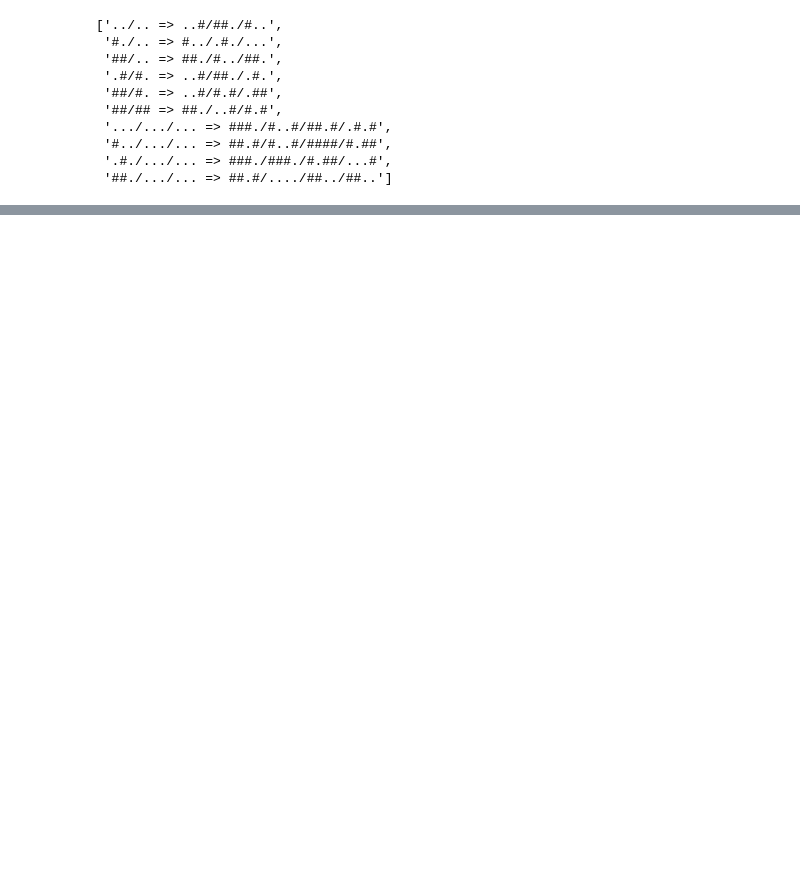
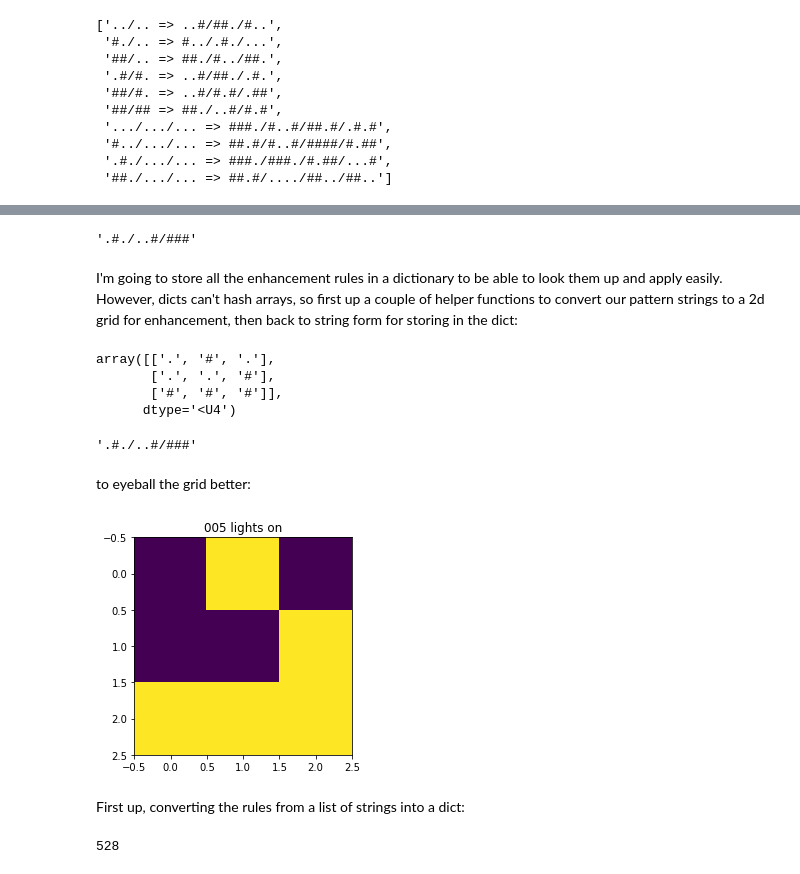
Before and after one commit to khalido/adventofcode, a Jupyter notebook: Day 21 - Fractal Art.ipynb, the cells around one changed output, grey strips where cells are left out. Cells and saved outputs as stored; diff of their text form; code cells hidden in the pictures; blank space fills up the shorter version.

```diff
--- a/Day 21 - Fractal Art.ipynb
+++ b/Day 21 - Fractal Art.ipynb
@@ -150,5 +31,0 @@ array([[5, 5, 3, 7, 9, 4, 7, 6, 7],
-# %%
-s = 0
-for i in range(size, len(a)+1, size):
-    print(a[s:i,s:i])
-    s += size
@@ -164,0 +34,69 @@ for i in range(size, len(a)+1, size):
+# %%
+seed = "/".join(""".#.
+..#
+###""".split("\n"))
+seed
+# %% [output]
+'.#./..#/###'
+# %% [markdown]
+I'm going to store all the enhancement rules in a dictionary to be able to look them up and apply easily. However, dicts can't hash arrays, so first up a couple of helper functions to convert our pattern strings to a 2d grid for enhancement, then back to string form for storing in the dict:
+# %%
+import numpy as np
+
+def convert_to_grid(s):
+    """takes in a string and returns a 2d grid representation"""
+    rows = [np.array([c for c in row], dtype="U") for row in s.split("/")]
+    return np.array(rows, dtype="U")
+
+grid = convert_to_grid(seed)
+grid
+# %% [output]
+array([['.', '#', '.'],
+       ['.', '.', '#'],
+       ['#', '#', '#']],
+      dtype='<U4')
+# %%
+def convert_to_string(grid):
+    """takes a 2d grid and returns a / seperated string version"""
+    s = ["".join(row) for row in grid]
+    return "/".join(s)
+
+convert_to_string(grid)
+# %% [output]
+'.#./..#/###'
+# %% [markdown]
+to eyeball the grid better:
+# %%
+import matplotlib.pyplot as plt
+
+def plot_pattern(seed=seed):
+    """takes in a pattern as a string and plots it"""
+    grid = convert_to_grid(seed)
+    binary_grid = [c == "#" for c in [row for row in grid]]
+    plt.imshow(binary_grid)
+    plt.title(f"{seed.count('#'):03} lights on")
+    plt.show()
+
+plot_pattern()
+# %% [output]
+[figure, added]
+# %% [markdown]
+First up, converting the rules from a list of strings into a dict:
+# %%
+def make_rules(puzzle_input=puzzle_input, verbose=False):
+    """takes in the rules as a list of strings and returns a dict"""
+    rules = dict()
+
+    for row in puzzle_input:
+        pattern, enhance = row.split(" => ")
+        for i in range(4):
+            rot = np.rot90(convert_to_grid(pattern), i)
+            rules[convert_to_string(rot)] = enhance
+            rules[convert_to_string(np.flipud(rot))] = enhance
+
+    return rules
+
+rules = make_rules(verbose=False)
+len(rules)
+# %% [output]
+528
```
Also changed, not shown: parts of 13 cells of this notebook, 1 other file.
